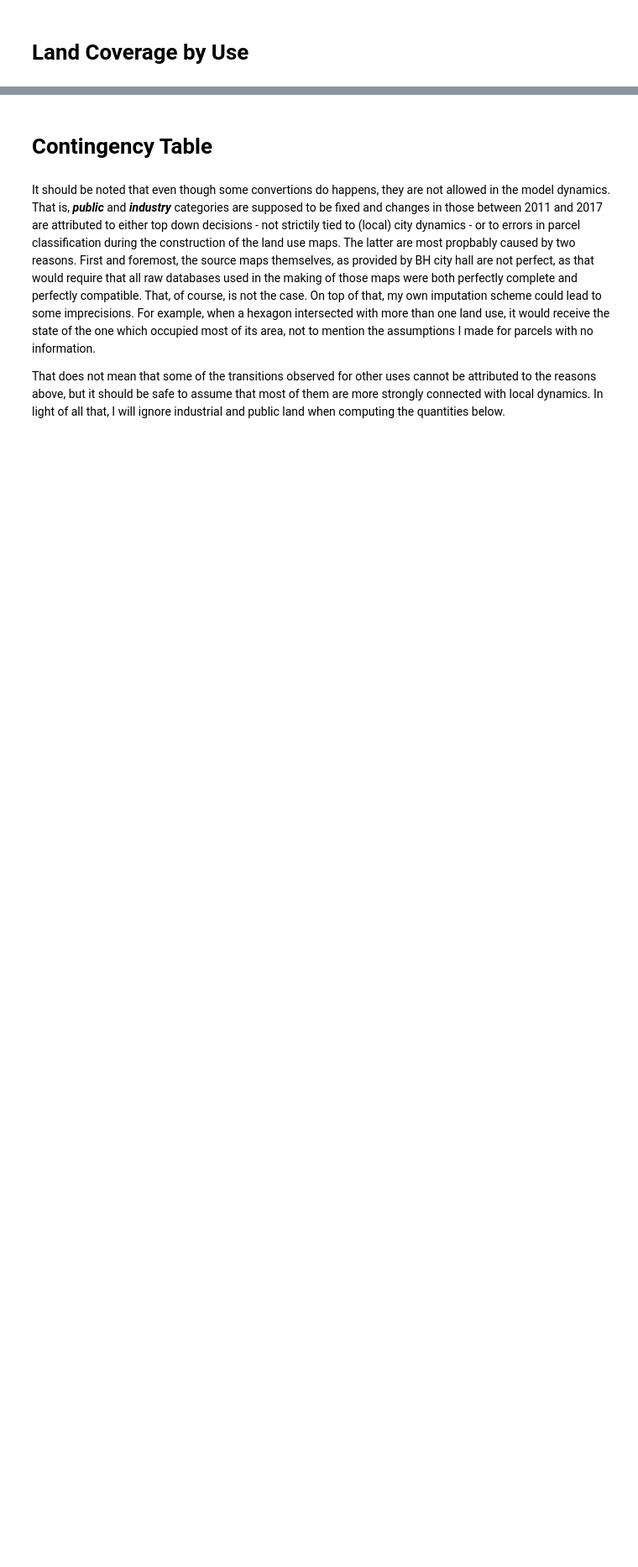
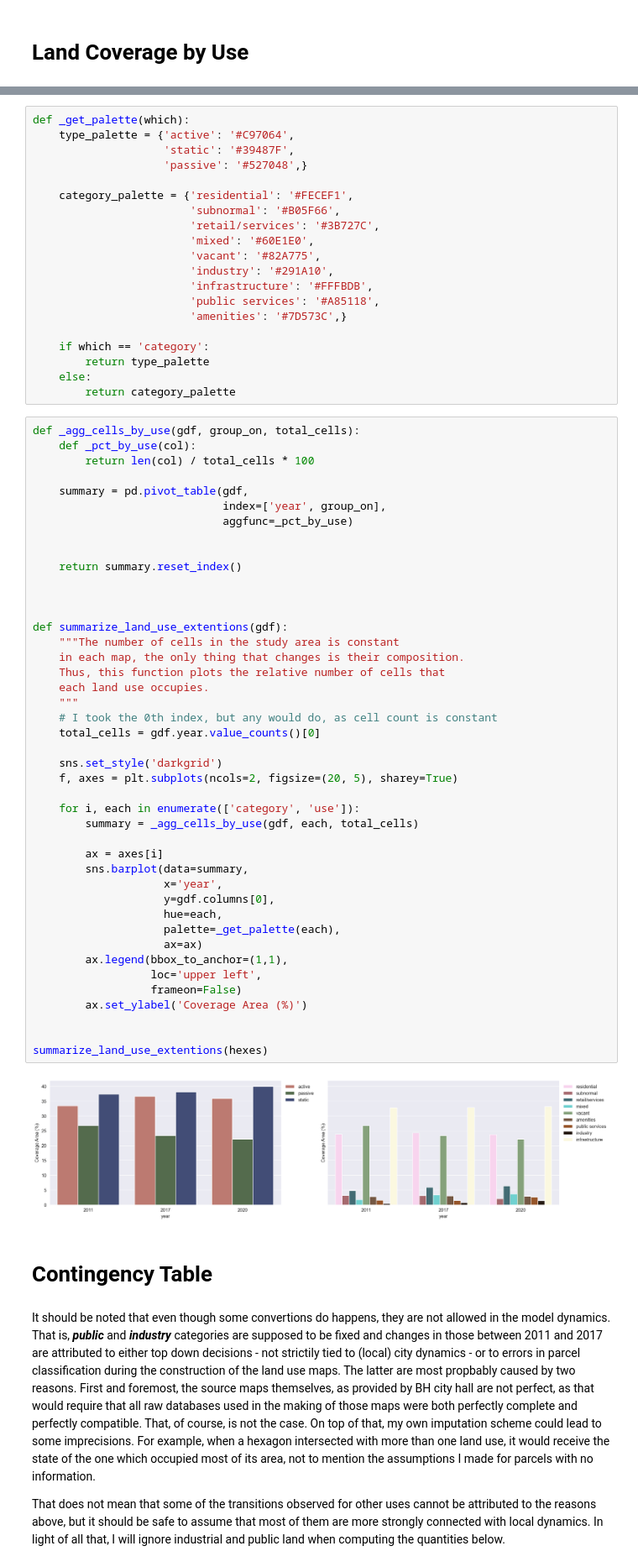
Before and after one commit to zehbrandao/thesis, a Jupyter notebook: C00_empirical_analysis_measures.ipynb, the cells around one changed output, grey strips where cells are left out. Shown at 84% size. Drawn from its saved outputs; the diff is of its cells as text; blank space fills up the shorter version.

```diff
--- a/C00_empirical_analysis_measures.ipynb
+++ b/C00_empirical_analysis_measures.ipynb
@@ -131,3 +130,68 @@ km2_variation
+# %%
+def _get_palette(which):
+    type_palette = {'active': '#C97064',
+                    'static': '#39487F',
+                    'passive': '#527048',}
+
+    category_palette = {'residential': '#FECEF1',
+                        'subnormal': '#B05F66',
+                        'retail/services': '#3B727C',
+                        'mixed': '#60E1E0',
+                        'vacant': '#82A775',
+                        'industry': '#291A10',
+                        'infrastructure': '#FFFBDB',
+                        'public services': '#A85118',
+                        'amenities': '#7D573C',}
+
+    if which == 'category':
+        return type_palette
+    else:
+        return category_palette
+# %%
+def _agg_cells_by_use(gdf, group_on, total_cells):
+    def _pct_by_use(col):
+        return len(col) / total_cells * 100
+
+    summary = pd.pivot_table(gdf,
+                             index=['year', group_on],
+                             aggfunc=_pct_by_use)
+
+
+    return summary.reset_index()
+
+
+
+def summarize_land_use_extentions(gdf):
+    """The number of cells in the study area is constant
+    in each map, the only thing that changes is their composition.
+    Thus, this function plots the relative number of cells that
+    each land use occupies.
+    """
+    # I took the 0th index, but any would do, as cell count is constant
+    total_cells = gdf.year.value_counts()[0]
+
+    sns.set_style('darkgrid')
+    f, axes = plt.subplots(ncols=2, figsize=(20, 5), sharey=True)
+
+    for i, each in enumerate(['category', 'use']):
+        summary = _agg_cells_by_use(gdf, each, total_cells)
+
+        ax = axes[i]
+        sns.barplot(data=summary,
+                    x='year',
+                    y=gdf.columns[0],
+                    hue=each,
+                    palette=_get_palette(each),
+                    ax=ax)
+        ax.legend(bbox_to_anchor=(1,1),
+                  loc='upper left',
+                  frameon=False)
+        ax.set_ylabel('Coverage Area (%)')
+
+
+summarize_land_use_extentions(hexes)
+# %% [output]
+[figure, added]
 # %% [markdown]
 # Contingency Table
 # %% [markdown]
```
Also changed, not shown: parts of 24 cells of this notebook, 6 other files.
